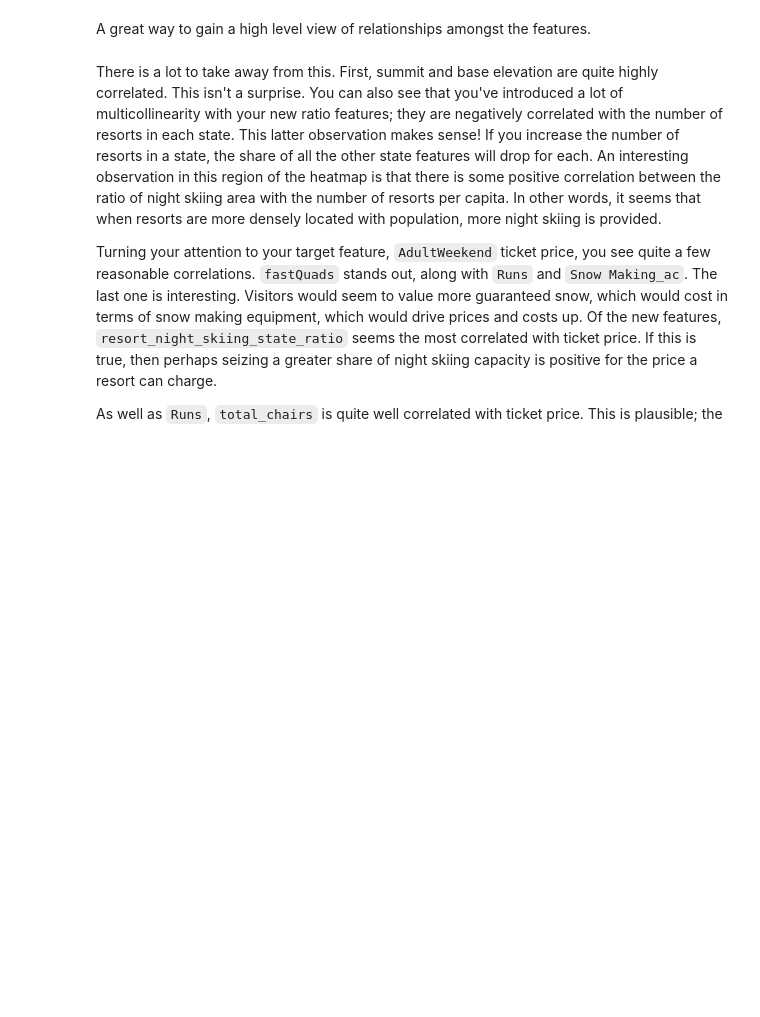
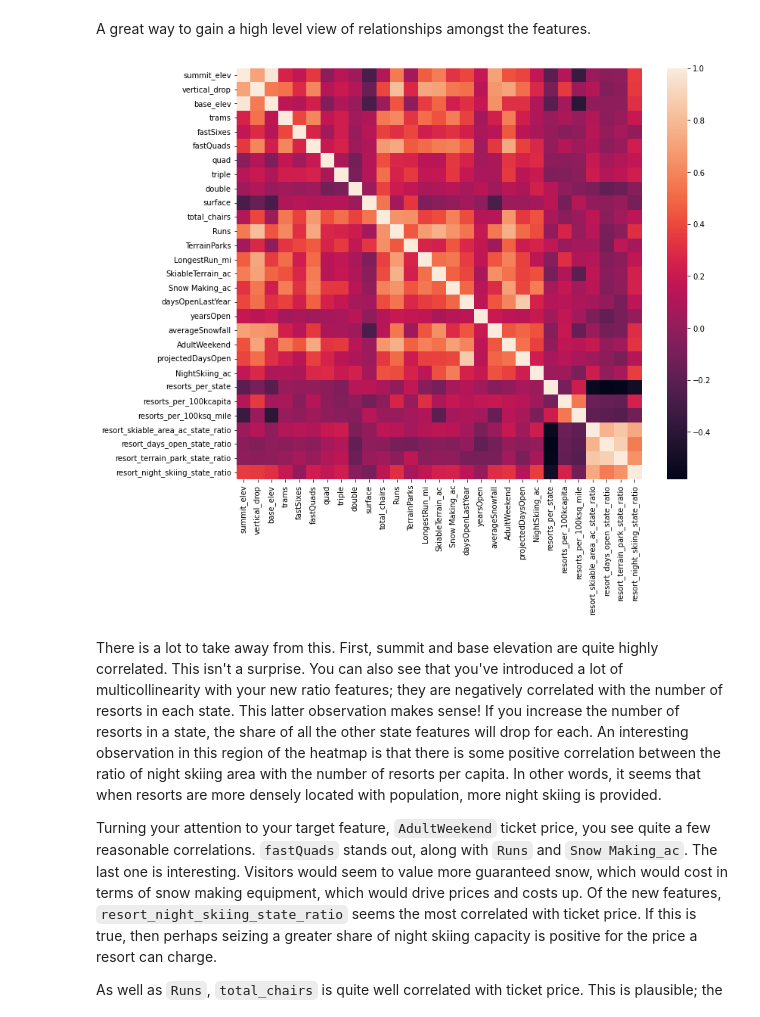
Before and after one commit to wwhite5/Springboard, a Jupyter notebook: GuidedCapstone/Notebooks/03_exploratory_data_analysis.ipynb, the cells around one changed output. Drawn from its saved outputs; the diff is of its cells as text; code cells hidden in the pictures; blank space fills up the shorter version.

```diff
--- a/GuidedCapstone/Notebooks/03_exploratory_data_analysis.ipynb
+++ b/GuidedCapstone/Notebooks/03_exploratory_data_analysis.ipynb
@@ -760,9 +760,11 @@ A great way to gain a high level view of relationships amongst the features.
 # %%
 #Code task 12#
 #Show a seaborn heatmap of correlations in ski_data
 #Hint: call pandas' `corr()` method on `ski_data` and pass that into `sns.heatmap`
 plt.subplots(figsize=(12,10))
-sns.___(ski_data.___);
+sns.heatmap(ski_data.corr());
+# %% [output]
+[figure, added]
 # %% [markdown]
 There is a lot to take away from this. First, summit and base elevation are quite highly correlated. This isn't a surprise. You can also see that you've introduced a lot of multicollinearity with your new ratio features; they are negatively correlated with the number of resorts in each state. This latter observation makes sense! If you increase the number of resorts in a state, the share of all the other state features will drop for each. An interesting observation in this region of the heatmap is that there is some positive correlation between the ratio of night skiing area with the number of resorts per capita. In other words, it seems that when resorts are more densely located with population, more night skiing is provided.
 
```
Also changed, not shown: parts of 7 cells of this notebook, 1 other file.
